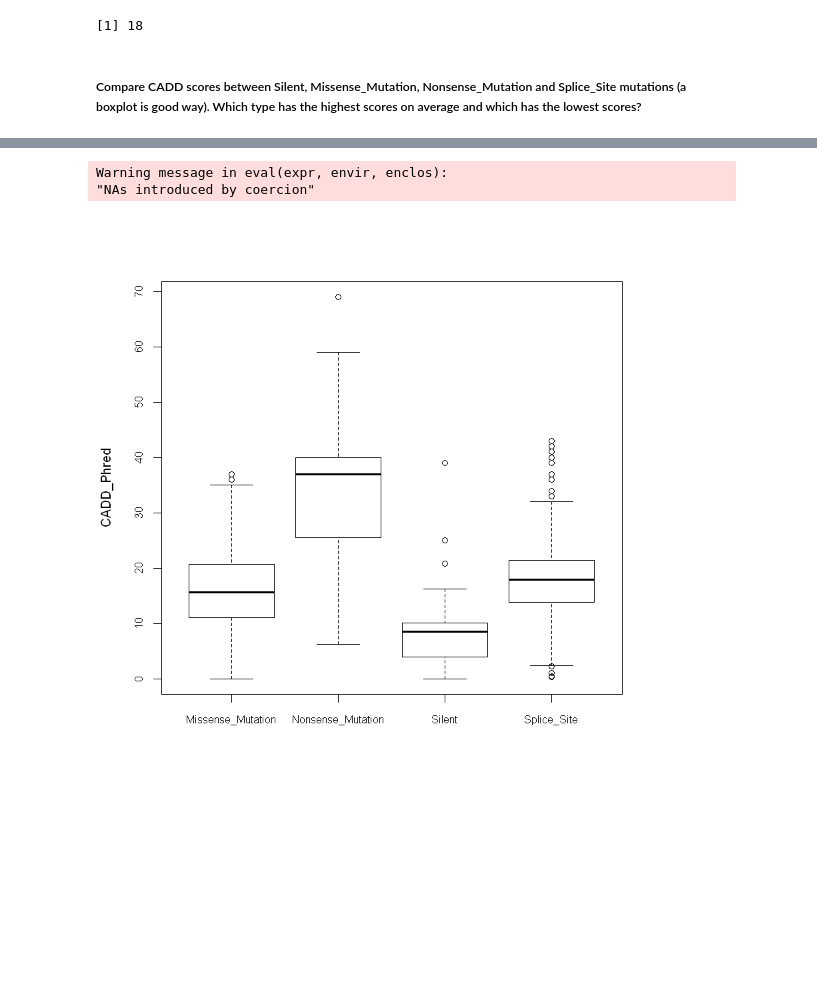
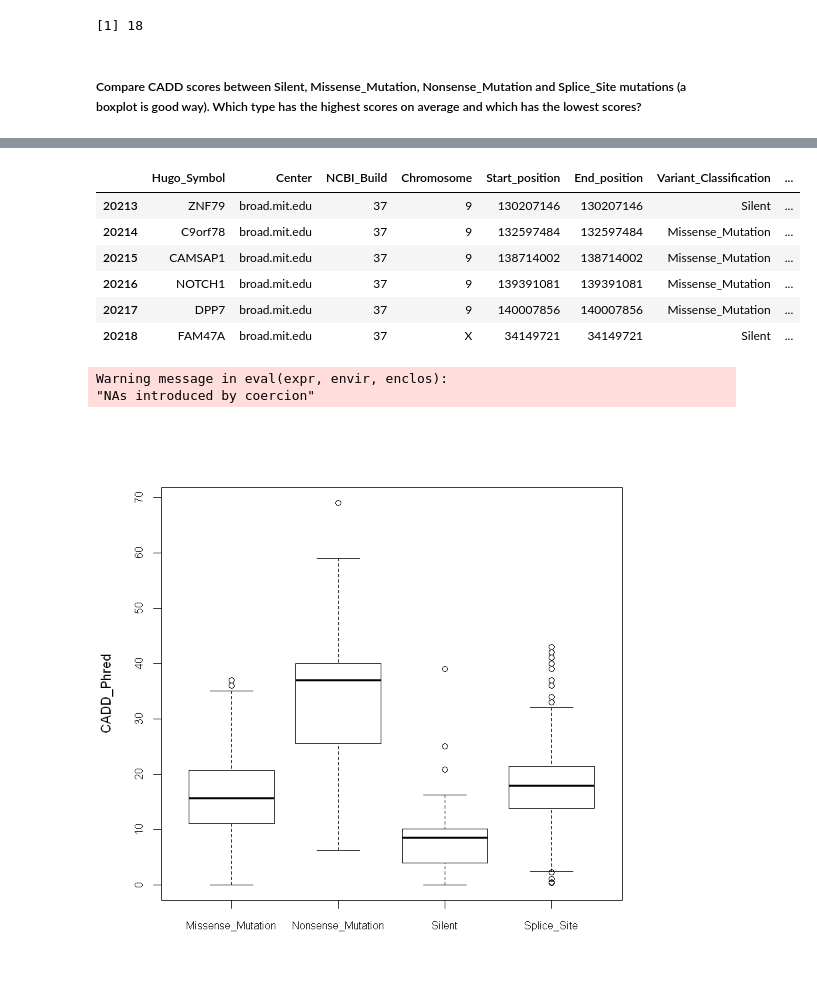
Before and after one commit to AwelEshetu/Intro_To_BioInfo, a Jupyter notebook: Awel_Eshetu_Fentaw_exercise1.ipynb, the cells around one changed output, grey strips where cells are left out. Cells and saved outputs as stored; diff of their text form; code cells hidden in the pictures; blank space fills up the shorter version.

```diff
--- a/Awel_Eshetu_Fentaw_exercise1.ipynb
+++ b/Awel_Eshetu_Fentaw_exercise1.ipynb
@@ -166,14 +166,22 @@ types <- c("Nonsense_Mutation","Splice_Site","Missense_Mutation","Silent")
 # %%
 maf.types <- maf.df[maf.df$Variant_Classification %in% types,]
 head(maf.types)
+tail(maf.types)
 # %% [output]
 | Hugo_Symbol | Center | NCBI_Build | Chromosome | Start_position | End_position | Variant_Classification | Variant_Type | ... |
 | BAI2 | broad.mit.edu | 37 | 1 | 32202221 | 32202221 | Missense_Mutation | SNP | ... |
 | LRRC41 | broad.mit.edu | 37 | 1 | 46751997 | 46751997 | Missense_Mutation | SNP | ... |
 | ERICH3 | broad.mit.edu | 37 | 1 | 75055494 | 75055494 | Missense_Mutation | SNP | ... |
 | SSX2IP | broad.mit.edu | 37 | 1 | 85128152 | 85128152 | Silent | SNP | ... |
 | NTNG1 | broad.mit.edu | 37 | 1 | 107866918 | 107866918 | Missense_Mutation | SNP | ... |
 | PGLYRP3 | broad.mit.edu | 37 | 1 | 153274927 | 153274927 | Missense_Mutation | SNP | ... |
+|  | Hugo_Symbol | Center | NCBI_Build | Chromosome | Start_position | End_position | Variant_Classification | ... |
+| 20213 | ZNF79 | broad.mit.edu | 37 | 9 | 130207146 | 130207146 | Silent | ... |
+| 20214 | C9orf78 | broad.mit.edu | 37 | 9 | 132597484 | 132597484 | Missense_Mutation | ... |
+| 20215 | CAMSAP1 | broad.mit.edu | 37 | 9 | 138714002 | 138714002 | Missense_Mutation | ... |
+| 20216 | NOTCH1 | broad.mit.edu | 37 | 9 | 139391081 | 139391081 | Missense_Mutation | ... |
+| 20217 | DPP7 | broad.mit.edu | 37 | 9 | 140007856 | 140007856 | Missense_Mutation | ... |
+| 20218 | FAM47A | broad.mit.edu | 37 | X | 34149721 | 34149721 | Silent | ... |
 # %%
 #compare the types using boxplot
 boxplot(as.numeric(maf.types$i_dbNSFP_CADD_phred) ~ maf.types$Variant_Classification,
```
